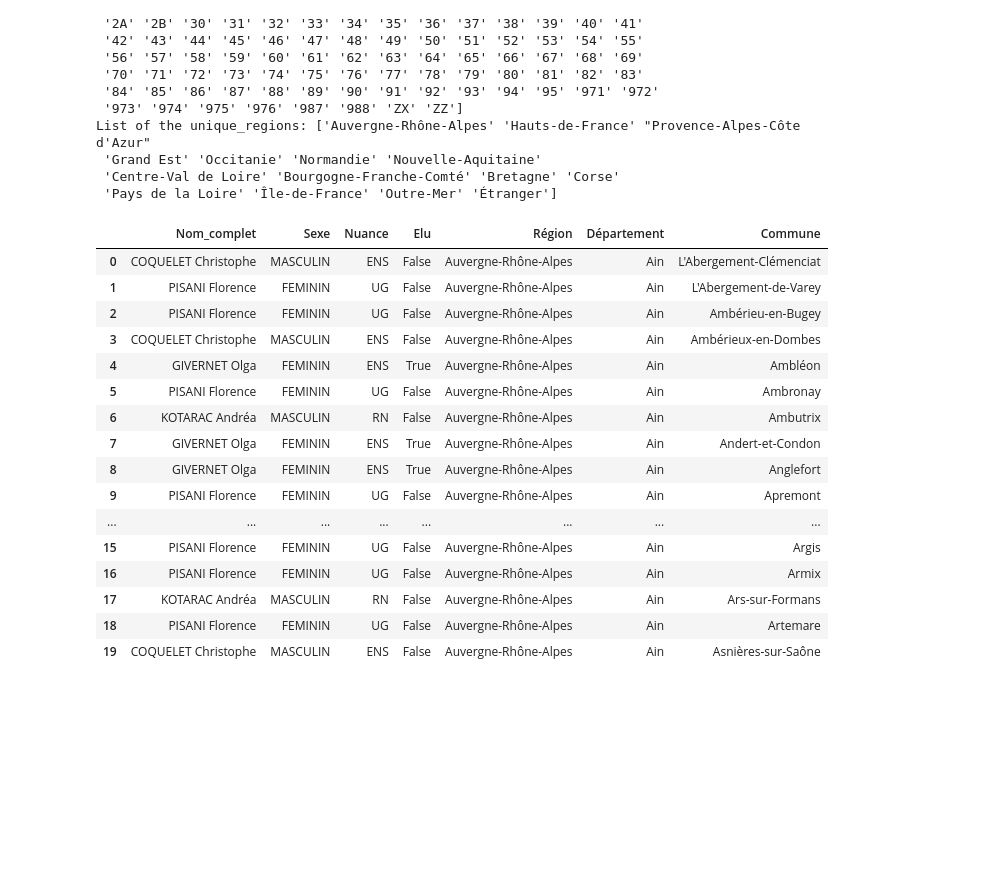
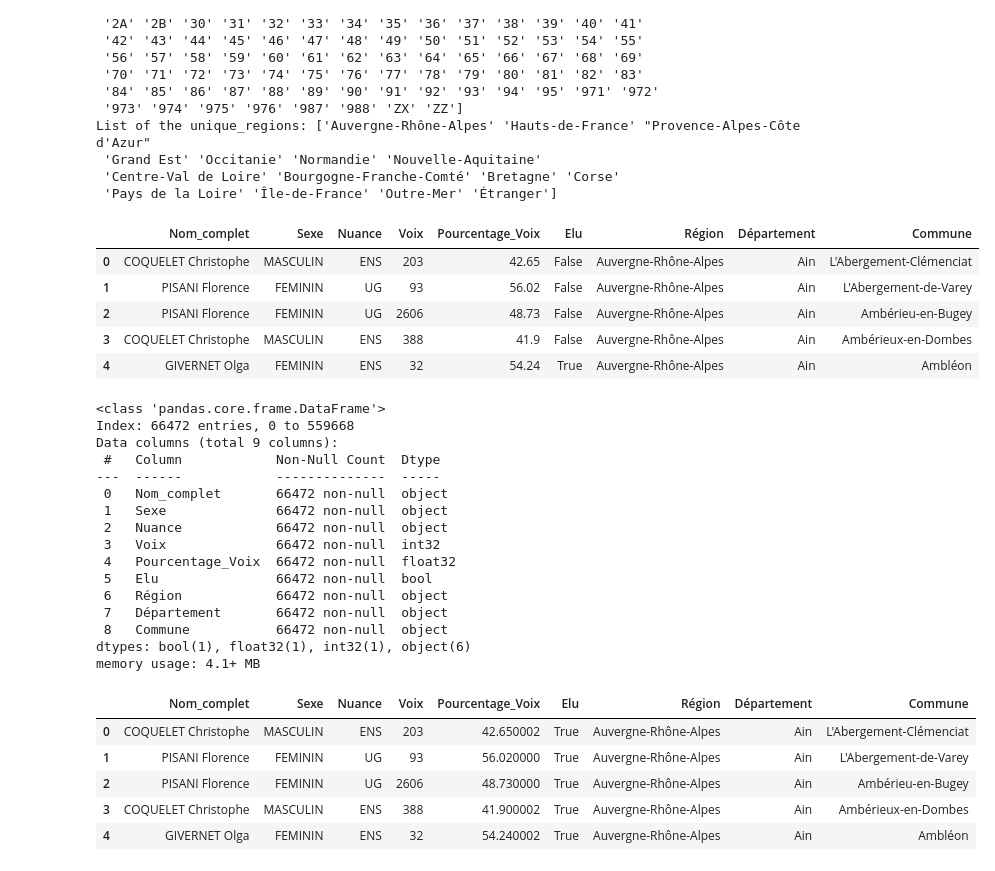
Before and after one commit to RonanRibouletPython/Election_Analysis_App, a Jupyter notebook: Notebooks/Clean_EDA.ipynb, the cells around one changed output. Saved outputs shown, nothing was run; the diff lists cells and outputs as text; code cells hidden in the pictures; blank space fills up the shorter version.

```diff
--- a/Notebooks/Clean_EDA.ipynb
+++ b/Notebooks/Clean_EDA.ipynb
@@ -12,7 +12,7 @@ import plotly.express as xp
 ### Load the cleaned csv file
 # %%
 # Import the csv file
-df = pd.read_csv("../Clean_Data/2024/clean_dataset_legislative_2024.csv", sep=";")
+df = pd.read_csv("../app/clean_dataset_legislative_2024.csv", sep=";")
 # %% [markdown]
 ## Number of candidates analysis (Univariate and Multivariate)
 # %%
@@ -210,39 +194,66 @@ List of the unique_regions: ['Auvergne-Rhône-Alpes' 'Hauts-de-France' "Provence
 # %%
 # Create a new dataset to store the values we wanna proceed in the analysis
 df_candidates = pd.concat([
                                 df['Nom_candidat_' + str(i)] + ' ' +
                                 df['Prénom_candidat_' + str(i)] + '#' +
                                 df['Sexe_candidat_' + str(i)] + '#' +
                                 df['Nuance_candidat_' + str(i)] + '#' +
+                                df['Voix_' + str(i)].astype(str) + '#' +
+                                df['Pourcentage_Voix/exprimés_' + str(i)].astype(str) + "#" +
                                 df['Elu_' + str(i)].astype(str) + '#' +
                                 df['Libellé_Région'] + '#' +
                                 df['Libellé_département'] + '#' +
                                 df['Libellé_commune']
                                 for i in range(1, 19)], ignore_index=True)
 # Drop any NaN values
 df_candidates.dropna(inplace=True)
 # Split the combined data and keep only 'Nom_complet' and 'Sexe'
 df_candidates = df_candidates.str.split('#', expand=True)
-df_candidates.columns = ['Nom_complet', 'Sexe', 'Nuance', 'Elu', 'Région', 'Département', 'Commune']
-df_candidates.head(20)
+df_candidates.columns = ['Nom_complet', 'Sexe', 'Nuance', 'Voix', 'Pourcentage_Voix', 'Elu', 'Région', 'Département', 'Commune']
+df_candidates.head(5)
 # %% [output]
-|  | Nom_complet | Sexe | Nuance | Elu | Région | Département | Commune |
-| 0 | COQUELET Christophe | MASCULIN | ENS | False | Auvergne-Rhône-Alpes | Ain | L'Abergement-Clémenciat |
-| 1 | PISANI Florence | FEMININ | UG | False | Auvergne-Rhône-Alpes | Ain | L'Abergement-de-Varey |
-| 2 | PISANI Florence | FEMININ | UG | False | Auvergne-Rhône-Alpes | Ain | Ambérieu-en-Bugey |
-| 3 | COQUELET Christophe | MASCULIN | ENS | False | Auvergne-Rhône-Alpes | Ain | Ambérieux-en-Dombes |
-| 4 | GIVERNET Olga | FEMININ | ENS | True | Auvergne-Rhône-Alpes | Ain | Ambléon |
-| 5 | PISANI Florence | FEMININ | UG | False | Auvergne-Rhône-Alpes | Ain | Ambronay |
-| 6 | KOTARAC Andréa | MASCULIN | RN | False | Auvergne-Rhône-Alpes | Ain | Ambutrix |
-| 7 | GIVERNET Olga | FEMININ | ENS | True | Auvergne-Rhône-Alpes | Ain | Andert-et-Condon |
-| 8 | GIVERNET Olga | FEMININ | ENS | True | Auvergne-Rhône-Alpes | Ain | Anglefort |
-| 9 | PISANI Florence | FEMININ | UG | False | Auvergne-Rhône-Alpes | Ain | Apremont |
-| ... | ... | ... | ... | ... | ... | ... | ... |
-| 15 | PISANI Florence | FEMININ | UG | False | Auvergne-Rhône-Alpes | Ain | Argis |
-| 16 | PISANI Florence | FEMININ | UG | False | Auvergne-Rhône-Alpes | Ain | Armix |
-| 17 | KOTARAC Andréa | MASCULIN | RN | False | Auvergne-Rhône-Alpes | Ain | Ars-sur-Formans |
-| 18 | PISANI Florence | FEMININ | UG | False | Auvergne-Rhône-Alpes | Ain | Artemare |
-| 19 | COQUELET Christophe | MASCULIN | ENS | False | Auvergne-Rhône-Alpes | Ain | Asnières-sur-Saône |
+|  | Nom_complet | Sexe | Nuance | Voix | Pourcentage_Voix | Elu | Région | Département | Commune |
+| 0 | COQUELET Christophe | MASCULIN | ENS | 203 | 42.65 | False | Auvergne-Rhône-Alpes | Ain | L'Abergement-Clémenciat |
+| 1 | PISANI Florence | FEMININ | UG | 93 | 56.02 | False | Auvergne-Rhône-Alpes | Ain | L'Abergement-de-Varey |
+| 2 | PISANI Florence | FEMININ | UG | 2606 | 48.73 | False | Auvergne-Rhône-Alpes | Ain | Ambérieu-en-Bugey |
+| 3 | COQUELET Christophe | MASCULIN | ENS | 388 | 41.9 | False | Auvergne-Rhône-Alpes | Ain | Ambérieux-en-Dombes |
+| 4 | GIVERNET Olga | FEMININ | ENS | 32 | 54.24 | True | Auvergne-Rhône-Alpes | Ain | Ambléon |
+# %%
+# transform the 'Elu' column to boolean
+df_candidates['Elu'] = df_candidates['Elu'].astype('bool')
+# transform the 'Pourcentage_Voix' column to float
+df_candidates['Pourcentage_Voix'] = df_candidates['Pourcentage_Voix'].astype('float32')
+# transform the 'Voix' column to int
+df_candidates['Voix'] = df_candidates['Voix'].astype('int32')
+# display the info of the dataset
+df_candidates.info()
+# display the shape of the dataset
+df_candidates.shape
+# display the dataset
+df_candidates.head(5)
+# %% [output]
+<class 'pandas.core.frame.DataFrame'>
+Index: 66472 entries, 0 to 559668
+Data columns (total 9 columns):
+ #   Column            Non-Null Count  Dtype
+---  ------            --------------  -----
+ 0   Nom_complet       66472 non-null  object
+ 1   Sexe              66472 non-null  object
+ 2   Nuance            66472 non-null  object
+ 3   Voix              66472 non-null  int32
+ 4   Pourcentage_Voix  66472 non-null  float32
+ 5   Elu               66472 non-null  bool
+ 6   Région            66472 non-null  object
+ 7   Département       66472 non-null  object
+ 8   Commune           66472 non-null  object
+dtypes: bool(1), float32(1), int32(1), object(6)
+memory usage: 4.1+ MB
+|  | Nom_complet | Sexe | Nuance | Voix | Pourcentage_Voix | Elu | Région | Département | Commune |
+| 0 | COQUELET Christophe | MASCULIN | ENS | 203 | 42.650002 | True | Auvergne-Rhône-Alpes | Ain | L'Abergement-Clémenciat |
+| 1 | PISANI Florence | FEMININ | UG | 93 | 56.020000 | True | Auvergne-Rhône-Alpes | Ain | L'Abergement-de-Varey |
+| 2 | PISANI Florence | FEMININ | UG | 2606 | 48.730000 | True | Auvergne-Rhône-Alpes | Ain | Ambérieu-en-Bugey |
+| 3 | COQUELET Christophe | MASCULIN | ENS | 388 | 41.900002 | True | Auvergne-Rhône-Alpes | Ain | Ambérieux-en-Dombes |
+| 4 | GIVERNET Olga | FEMININ | ENS | 32 | 54.240002 | True | Auvergne-Rhône-Alpes | Ain | Ambléon |
 # %%
 # Add the tendency of the candidates
 # Create a mapping for the tendency of all the parties from Gauche Radicale to Extrême Droite
```
Also changed, not shown: parts of 11 cells of this notebook, 2 other files.
